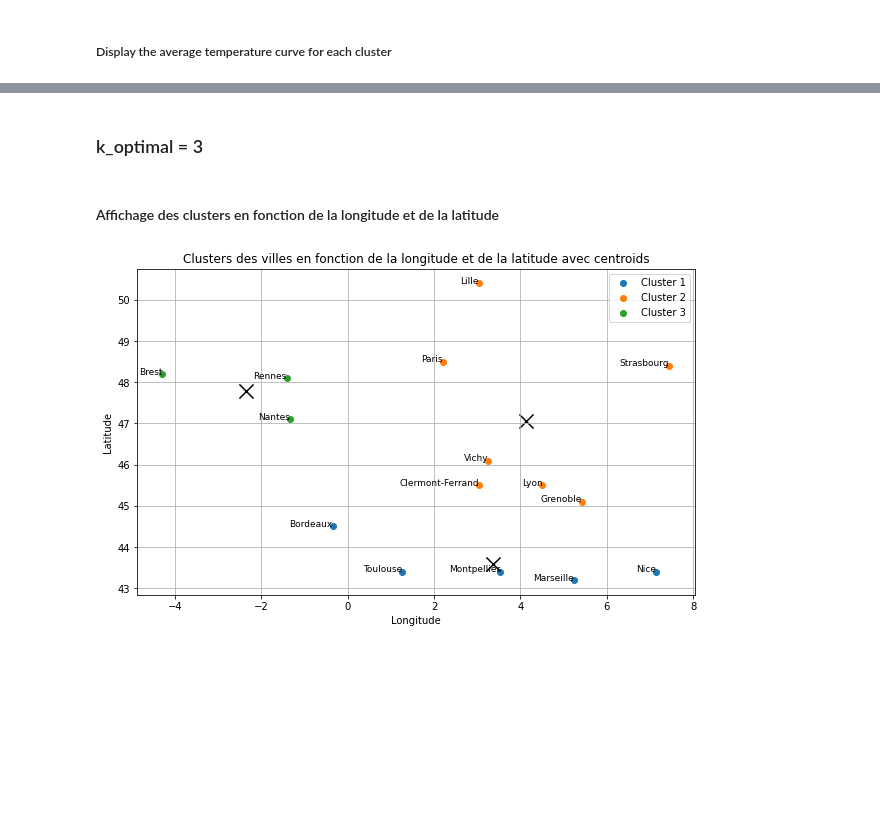
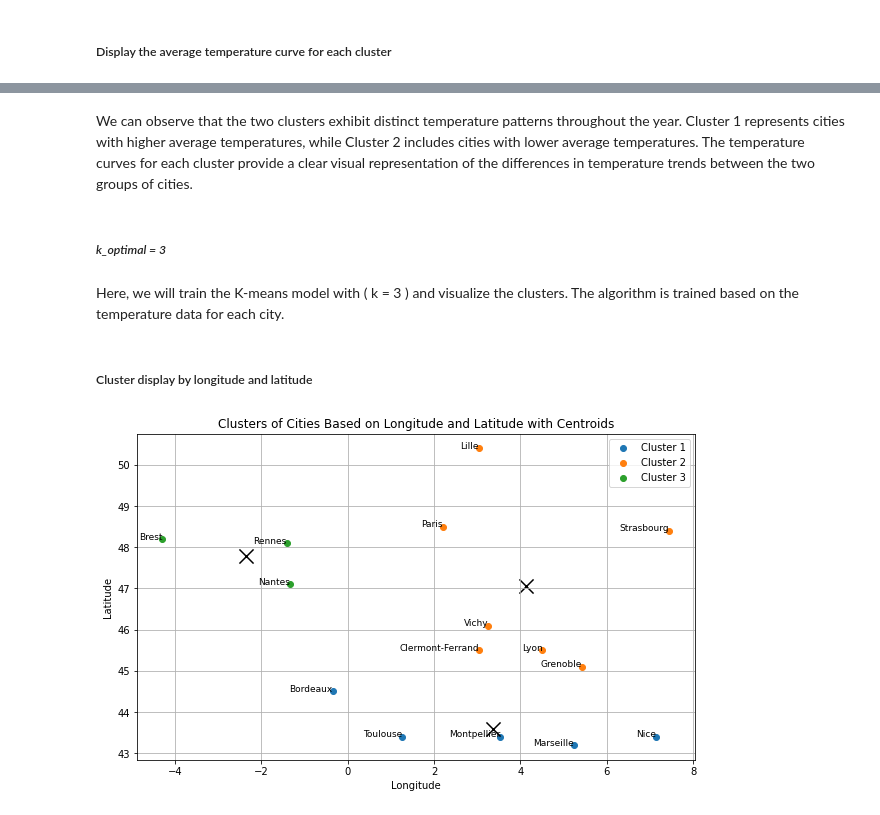
Before and after one commit to YessineMkaouar/Practical-Machine-Learning, a Jupyter notebook: temp.ipynb, the cells around one changed output, grey strips where cells are left out. Saved outputs shown, nothing was run; the diff lists cells and outputs as text; code cells hidden in the pictures; blank space fills up the shorter version.

```diff
--- a/temp.ipynb
+++ b/temp.ipynb
@@ -193,2 +192,21 @@ plt.show()
 # %% [markdown]
 ##### Display the average temperature curve for each cluster
+# %%
+# Calculate the average temperature for each cluster
+average_temperatures_per_cluster = np.zeros((k_optimal, temperature_matrix.shape[1]))
+
+for cluster in range(k_optimal):
+    average_temperatures_per_cluster[cluster] = np.mean(temperature_matrix[clusters == cluster], axis=0)
+
+# Plot the average temperature evolution for each cluster
+plt.figure(figsize=(10, 6))
+for cluster in range(k_optimal):
+    plt.plot(average_temperatures_per_cluster[cluster], marker='o', label=f'Cluster {cluster + 1}')
+
+plt.title("Evolution of Average Temperature for Each Cluster")
+plt.xlabel("Month")
+plt.ylabel("Average Temperature")
+plt.xticks(ticks=np.arange(12), labels=varname[:12], rotation=45)
+plt.legend()
+plt.grid(True)
+plt.show()
@@ -195,5 +215,9 @@ plt.show()
+# %% [markdown]
+We can observe that the two clusters exhibit distinct temperature patterns throughout the year. Cluster 1 represents cities with higher average temperatures, while Cluster 2 includes cities with lower average temperatures. The temperature curves for each cluster provide a clear visual representation of the differences in temperature trends between the two groups of cities.
 # %% [markdown]
-### k_optimal = 3
+##### *k_optimal = 3*
+# %% [markdown]
+Here, we will train the K-means model with \( k = 3 \) and visualize the clusters. The algorithm is trained based on the temperature data for each city.
 # %%
 # Choix du nombre de clusters
 k_optimal = 3
@@ -201,31 +225,30 @@ k_optimal = 3
 # Appliquer l'algorithme KMeans
 kmeans = KMeans(n_clusters=k_optimal, random_state=42)
 clusters = kmeans.fit_predict(temperature_matrix)
-# %% [markdown]
-#### Affichage des clusters en fonction de la longitude et de la latitude
+# %% [markdown]
+##### Cluster display by longitude and latitude
 # %%
-# Calculer les centroids en utilisant les latitudes et longitudes moyennes des clusters
+# Calculate the centroids using the average latitudes and longitudes of the clusters
 centroids = np.zeros((k_optimal, 2))
 for cluster in range(k_optimal):
     centroids[cluster, 0] = np.mean(longitude[clusters == cluster])
     centroids[cluster, 1] = np.mean(latitude[clusters == cluster])
 
-# Visualiser les clusters en fonction de la longitude et de la latitude
+# Visualize the clusters based on longitude and latitude
 plt.figure(figsize=(10, 6))
 for cluster in range(k_optimal):
     plt.scatter(longitude[clusters == cluster], latitude[clusters == cluster], label=f'Cluster {cluster + 1}', cmap='tab10', vmax=9)
-    plt.scatter(centroids[cluster, 0], centroids[cluster, 1], marker='x', s=200, c='black')  # Afficher les centroids
+    plt.scatter(centroids[cluster, 0], centroids[cluster, 1], marker='x', s=200, c='black')  # Display the centroids
 
-# Annoter chaque point avec le nom de la ville
-villes = x1['villes']
-for i, ville in enumerate(villes):
-    plt.text(longitude[i], latitude[i], ville, fontsize=9, ha='right')
+# Annotate each point with the city name
+for i, city in enumerate(cities):
+    plt.text(longitude[i], latitude[i], city, fontsize=9, ha='right')
 
-plt.title("Clusters des villes en fonction de la longitude et de la latitude avec centroids")
+plt.title("Clusters of Cities Based on Longitude and Latitude with Centroids")
 plt.xlabel("Longitude")
 plt.ylabel("Latitude")
 plt.legend()
 plt.grid(True)
 plt.show()
 # %% [output]
-[figure, old version]
+[figure, new version]
```
Also changed, not shown: parts of 31 cells of this notebook.
